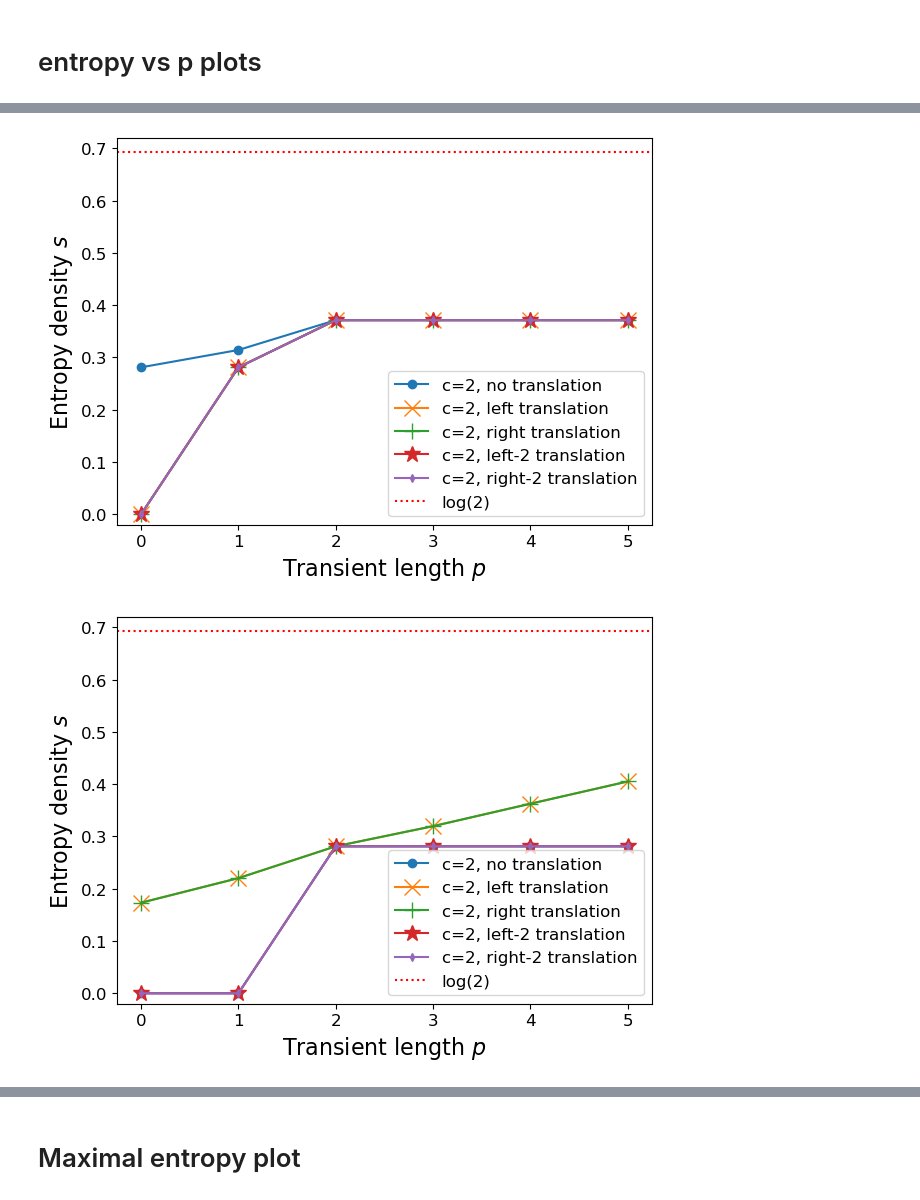
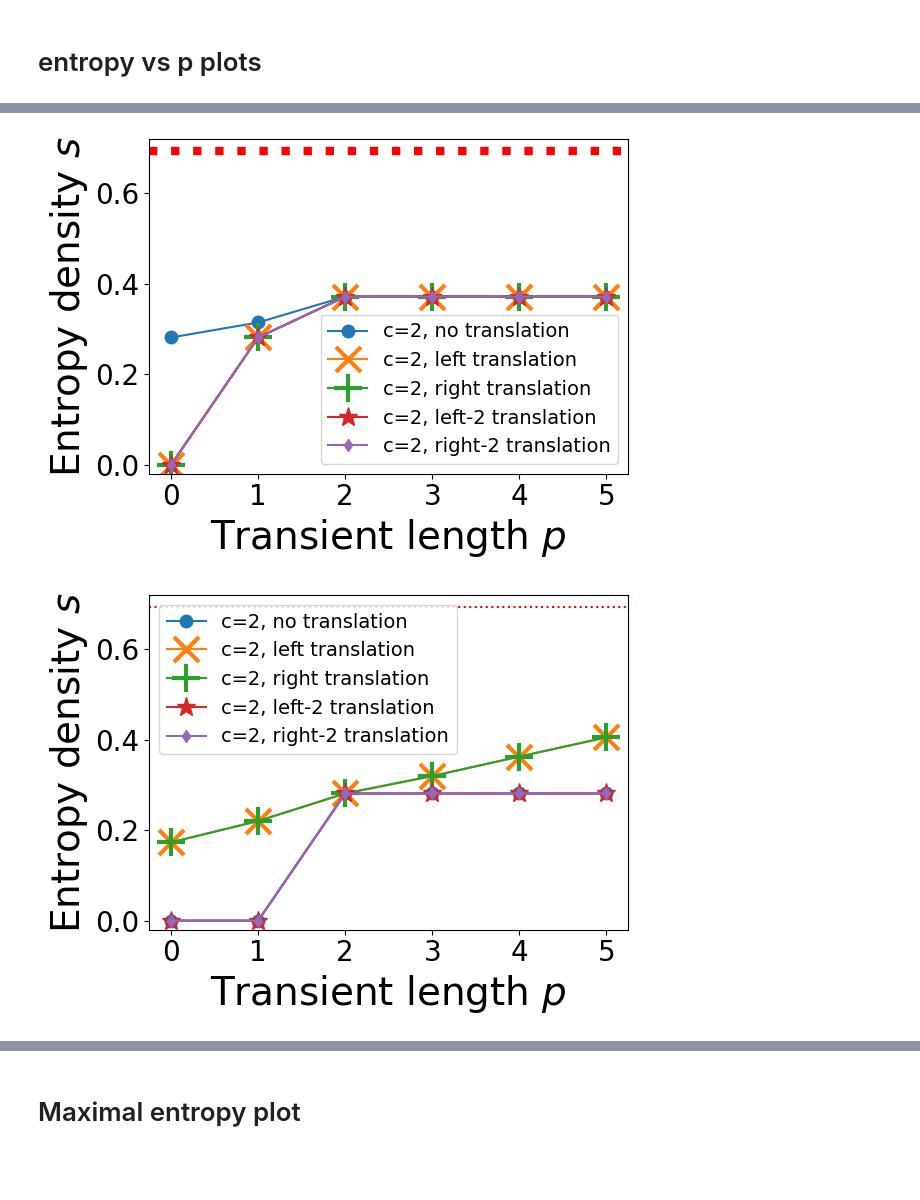
Before and after one commit to cedric-koller/counting_short_trajectories_ECA, a Jupyter notebook: plots.ipynb, the cells around one changed output, grey strips where cells are left out. Saved outputs shown, nothing was run; the diff lists cells and outputs as text; code cells hidden in the pictures; blank space fills up the shorter version.

```diff
--- a/plots.ipynb
+++ b/plots.ipynb
@@ -117,58 +117,58 @@ plt.show();
 # Entropy as function of  for different neighborhoods, rule 146
 rule=146
 max_p = 6
-c=2 # Change to 2
+c=2
 
 rule_df = table[table['Rule'] == rule]
 entropies=rule_df.to_numpy()[0]
 entropy = []
 
-plt.rcParams.update({'font.size': 12})  # Increase font size
+plt.rcParams.update({'font.size': 20})  # Increase font size
 for p in range(max_p):
     value = float(rule_df[f'p={p}, c={c} no translation'].iloc[0])
     entropy.append(value)
-plt.plot(np.arange(max_p), entropy, marker='.', label=f'c={c}, no translation', markersize=12)
+plt.plot(np.arange(max_p), entropy, marker='.', label=f'c={c}, no translation', markersize=18)
 
 entropy = []
 for p in range(max_p):
     value = float(rule_df[f'p={p}, c={c}, left translation'].iloc[0])
     entropy.append(value)
-plt.plot(np.arange(max_p), entropy, marker='x', label=f'c={c}, left translation', markersize=12)
+plt.plot(np.arange(max_p), entropy, marker='x', label=f'c={c}, left translation', markersize=18, markeredgewidth=3)
 
 entropy = []
 for p in range(max_p):
     value = float(rule_df[f'p={p}, c={c}, right translation'].iloc[0])
     entropy.append(value)
-plt.plot(np.arange(max_p), entropy, marker='+', label=f'c={c}, right translation',markersize=12)
+plt.plot(np.arange(max_p), entropy, marker='+', label=f'c={c}, right translation',markersize=20, markeredgewidth=3)
 
 
 entropy = []
 for p in range(max_p):
     value = float(rule_df[f'p={p}, c={c}, left-2 translation'].iloc[0])
     entropy.append(value)
-plt.plot(np.arange(max_p), entropy, marker='*', label=f'c={c}, left-2 translation',markersize=12)
+plt.plot(np.arange(max_p), entropy, marker='*', label=f'c={c}, left-2 translation',markersize=14)
 
 entropy = []
 for p in range(max_p):
     value = float(rule_df[f'p={p}, c={c}, right-2 translation'].iloc[0])
     entropy.append(value)
-plt.plot(np.arange(max_p), entropy, marker='d', label=f'c={c}, right-2 translation',markersize=4)
+plt.plot(np.arange(max_p), entropy, marker='d', label=f'c={c}, right-2 translation',markersize=6)
 
 
 
-plt.axhline(np.log(2), color='red', linestyle=':', label='log(2)')
+plt.axhline(np.log(2), color='red', linestyle=':', linewidth=6)
 
-plt.xlabel(r'Transient length $p$', fontsize=16)
-plt.ylabel(r'Entropy density $s$', fontsize=16)
+plt.xlabel(r'Transient length $p$', fontsize=28)
+plt.ylabel(r'Entropy density $s$', fontsize=28)
 plt.xticks(np.arange(0, max_p, 1))  # ticks at 0,1,2,...max_p
 #plt.yticks(np.arange(0, 1.1, 0.1))
 plt.ylim(-0.02, 0.72)  # Set y-axis limits to 0 and 1.1
-plt.legend(fontsize=12)
+plt.legend(fontsize=14)
 plt.tight_layout()
 plt.savefig('figures/rule_146_entropy_vs_p.pdf', dpi=300, bbox_inches='tight')
 plt.show();
 # %% [output]
-[figure, old version]
+[figure, new version]
 # %%
 # Entropy as function of  for different neighborhoods, rule 54
 rule=54
@@ -178,51 +178,51 @@ c=2
 rule_df = table[table['Rule'] == rule]
 entropy = []
 
-plt.rcParams.update({'font.size': 12})  # Increase font size
+plt.rcParams.update({'font.size': 20})  # Increase font size
 for p in range(max_p):
     value = float(rule_df[f'p={p}, c={c} no translation'].iloc[0])
     entropy.append(value)
-plt.plot(np.arange(max_p), entropy, marker='.', label=f'c={c}, no translation', markersize=12)
+plt.plot(np.arange(max_p), entropy, marker='.', label=f'c={c}, no translation', markersize=18)
 
 entropy = []
 for p in range(max_p):
     value = float(rule_df[f'p={p}, c={c}, left translation'].iloc[0])
     entropy.append(value)
-plt.plot(np.arange(max_p), entropy, marker='x', label=f'c={c}, left translation', markersize=12)
+plt.plot(np.arange(max_p), entropy, marker='x', label=f'c={c}, left translation', markersize=18, markeredgewidth=3)
 
 entropy = []
 for p in range(max_p):
     value = float(rule_df[f'p={p}, c={c}, right translation'].iloc[0])
     entropy.append(value)
-plt.plot(np.arange(max_p), entropy, marker='+', label=f'c={c}, right translation',markersize=12)
+plt.plot(np.arange(max_p), entropy, marker='+', label=f'c={c}, right translation',markersize=20, markeredgewidth=3)
 
 
 entropy = []
 for p in range(max_p):
     value = float(rule_df[f'p={p}, c={c}, left-2 translation'].iloc[0])
     entropy.append(value)
-plt.plot(np.arange(max_p), entropy, marker='*', label=f'c={c}, left-2 translation',markersize=12)
+plt.plot(np.arange(max_p), entropy, marker='*', label=f'c={c}, left-2 translation',markersize=14)
 
 entropy = []
 for p in range(max_p):
     value = float(rule_df[f'p={p}, c={c}, right-2 translation'].iloc[0])
     entropy.append(value)
-plt.plot(np.arange(max_p), entropy, marker='d', label=f'c={c}, right-2 translation',markersize=4)
+plt.plot(np.arange(max_p), entropy, marker='d', label=f'c={c}, right-2 translation',markersize=6)
 
 
-plt.axhline(np.log(2), color='red', linestyle=':', label='log(2)')
+plt.axhline(np.log(2), color='red', linestyle=':')
 
-plt.xlabel(r'Transient length $p$', fontsize=16)
-plt.ylabel(r'Entropy density $s$', fontsize=16)
+plt.xlabel(r'Transient length $p$', fontsize=28)
+plt.ylabel(r'Entropy density $s$', fontsize=28)
 plt.xticks(np.arange(0, max_p, 1))  # ticks at 0,1,2,...max_p
 #plt.yticks(np.arange(0, 1.1, 0.1))
 plt.ylim(-0.02, 0.72)  # Set y-axis limits to 0 and 1.1
-plt.legend(fontsize=12)
+plt.legend(fontsize=14)
 plt.tight_layout()
 plt.savefig('figures/rule_54_entropy_vs_p.pdf', dpi=300, bbox_inches='tight')
 plt.show();
 # %% [output]
-[figure, old version]
+[figure, new version]
 # %%
 # Entropy as function of  for different neighborhoods for all rules in class 3 and 4
 class_3=[18, 22, 30, 45, 60, 90, 105, 122, 126, 146, 150]
```
Also changed, not shown: parts of 8 cells of this notebook, 9 other files.
